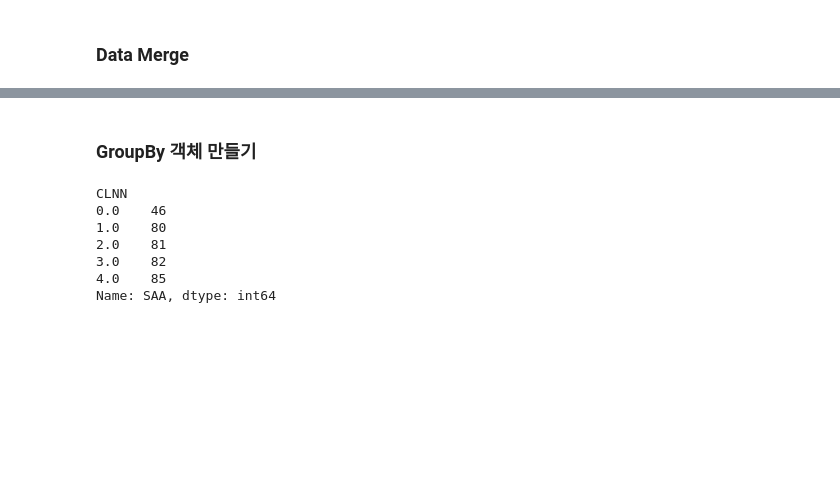
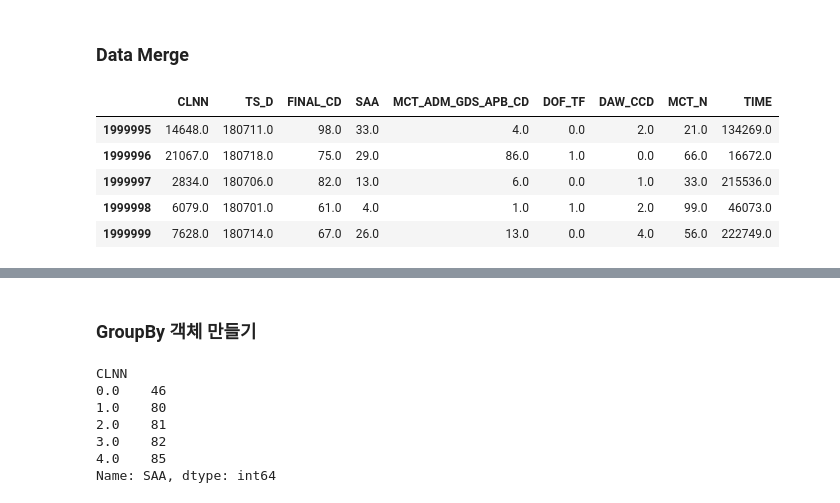
Before and after one commit to mchoimis/-, a Jupyter notebook: test-pandas.ipynb, the cells around one changed output, grey strips where cells are left out. Cells and saved outputs as stored; diff of their text form; code cells hidden in the pictures; blank space fills up the shorter version.

```diff
--- a/test-pandas.ipynb
+++ b/test-pandas.ipynb
@@ -88,5 +97,18 @@ df.head(10)
+# %%
+df2 = df
 # %% [markdown]
 ### Data Merge
+# %%
+df3 = df.append(df2, ignore_index=True) # sort 옵션?
+# %%
+df3.tail()
+# %% [output]
+|  | CLNN | TS_D | FINAL_CD | SAA | MCT_ADM_GDS_APB_CD | DOF_TF | DAW_CCD | MCT_N | TIME |
+| 1999995 | 14648.0 | 180711.0 | 98.0 | 33.0 | 4.0 | 0.0 | 2.0 | 21.0 | 134269.0 |
+| 1999996 | 21067.0 | 180718.0 | 75.0 | 29.0 | 86.0 | 1.0 | 0.0 | 66.0 | 16672.0 |
+| 1999997 | 2834.0 | 180706.0 | 82.0 | 13.0 | 6.0 | 0.0 | 1.0 | 33.0 | 215536.0 |
+| 1999998 | 6079.0 | 180701.0 | 61.0 | 4.0 | 1.0 | 1.0 | 2.0 | 99.0 | 46073.0 |
+| 1999999 | 7628.0 | 180714.0 | 67.0 | 26.0 | 13.0 | 0.0 | 4.0 | 56.0 | 222749.0 |
 # %%
 trx07_08_df = trx07_df.append(trx08_df, ignore_index=True, \
                            sort=True) #sort=sort 옵션
```
Also changed, not shown: parts of 44 cells of this notebook.
